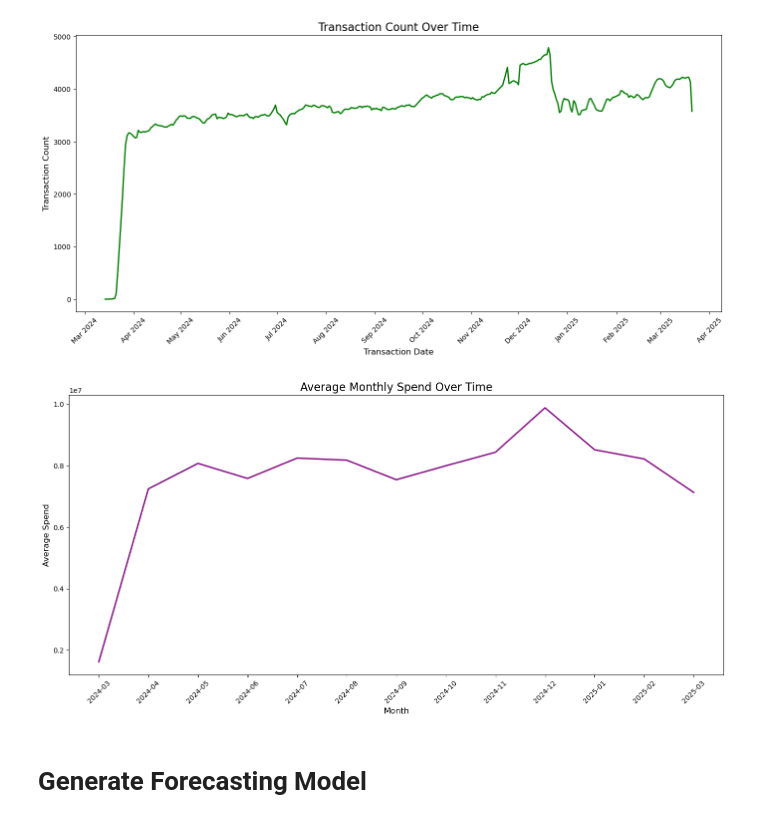
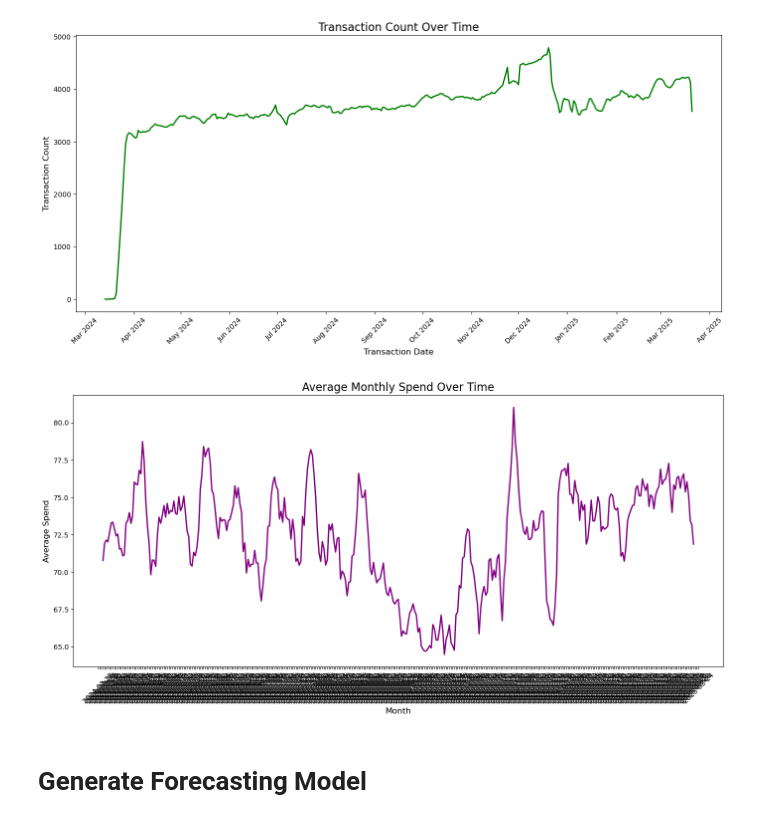
Before and after one commit to mohi-m/Data-THIS-Data-THAT, a Jupyter notebook: main.ipynb, the cells around one changed output. Drawn from its saved outputs; the diff is of its cells as text; code cells hidden in the pictures.

```diff
--- a/main.ipynb
+++ b/main.ipynb
@@ -153,3 +153,5 @@ updated_world_transaction_df=clean_transaction_data(wrld_transaction_df)
 # Appened transaction_df and wrld_transaction_df
 combined_transaction_df = pd.concat([updated_transaction_df, updated_world_transaction_df], ignore_index=True)
 transaction_sales_df = combined_transaction_df[(combined_transaction_df['transaction_type'] == 'SALE') & (combined_transaction_df['transaction_code'] == 253)]
+transaction_sales_df.drop(columns=['transaction_type', 'transaction_code', 'frgn_curr_code', 'frgn_tran_amt', 'us_equiv_amt'], inplace=True)
+transaction_sales_df.head()
@@ -222,28 +235,28 @@ plt.show()
 [figure]
 # %%
 # Calculate the average monthly spend
-avg_monthly_spend = transaction_sales_df.groupby('current_account_nbr')['year_month'].sum()
+avg_monthly_spend = transaction_sales_df.groupby('transaction_date')['transaction_amt'].mean()
 
 # Filter data to start from March 2024
-avg_monthly_spend_filtered = avg_monthly_spend[avg_monthly_spend.index >= '2024-03']
+avg_monthly_spend_filtered = avg_monthly_spend[avg_monthly_spend.index >= '2024-03-25'].rolling(window=7, center=True).mean()
 
 # Plot the average monthly spend
 plt.figure(figsize=(14, 7))
 plt.plot(avg_monthly_spend_filtered.index.astype(str), avg_monthly_spend_filtered.values,
          color='purple', linewidth=2, label='Average Monthly Spend')
 
 # Format the x-axis
 plt.xticks(rotation=45)
 
 # Add title and labels
 plt.title('Average Monthly Spend Over Time', fontsize=16)
 plt.xlabel('Month', fontsize=12)
 plt.ylabel('Average Spend', fontsize=12)
 
 # Show the plot
 plt.tight_layout()
 plt.show()
 # %% [output]
-[figure, old version]
+[figure, new version]
 # %% [markdown]
 # Generate Forecasting Model
```
Also changed, not shown: parts of 5 cells of this notebook.
